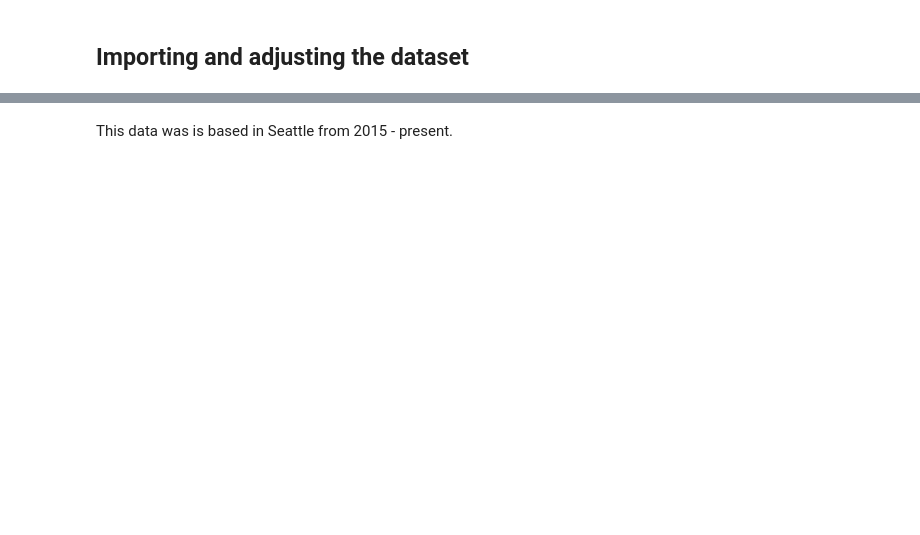
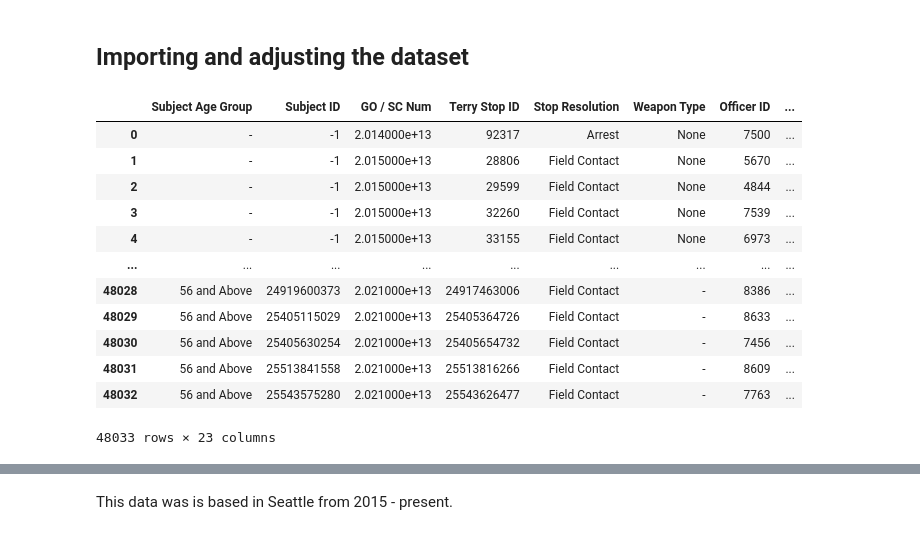
Before and after one commit to letruong711/Terry_Stop_Frisk, a Jupyter notebook: Terry_Ohio_Data_Exploration.ipynb, the cells around one changed output, grey strips where cells are left out. Cells and saved outputs as stored; diff of their text form; code cells hidden in the pictures; blank space fills up the shorter version.

```diff
--- a/Terry_Ohio_Data_Exploration.ipynb
+++ b/Terry_Ohio_Data_Exploration.ipynb
@@ -9,7 +9,22 @@ import seaborn as sns
 import matplotlib.dates as mdates
 # %%
 #use df as basis to start all exploration
-df = pd.read_csv(r"C:\Users\letru\Documents\Flatiron\Phase-3-Project\dsc-phase-3-project/Terry_stops.csv")
+df = pd.read_csv(r"C:\Users\Le\Documents\Flatiron\Phase-3-project/Terry-Ohio-Stops.csv")
+df
+# %% [output]
+|  | Subject Age Group | Subject ID | GO / SC Num | Terry Stop ID | Stop Resolution | Weapon Type | Officer ID | ... |
+| 0 | - | -1 | 2.014000e+13 | 92317 | Arrest | None | 7500 | ... |
+| 1 | - | -1 | 2.015000e+13 | 28806 | Field Contact | None | 5670 | ... |
+| 2 | - | -1 | 2.015000e+13 | 29599 | Field Contact | None | 4844 | ... |
+| 3 | - | -1 | 2.015000e+13 | 32260 | Field Contact | None | 7539 | ... |
+| 4 | - | -1 | 2.015000e+13 | 33155 | Field Contact | None | 6973 | ... |
+| ... | ... | ... | ... | ... | ... | ... | ... | ... |
+| 48028 | 56 and Above | 24919600373 | 2.021000e+13 | 24917463006 | Field Contact | - | 8386 | ... |
+| 48029 | 56 and Above | 25405115029 | 2.021000e+13 | 25405364726 | Field Contact | - | 8633 | ... |
+| 48030 | 56 and Above | 25405630254 | 2.021000e+13 | 25405654732 | Field Contact | - | 7456 | ... |
+| 48031 | 56 and Above | 25513841558 | 2.021000e+13 | 25513816266 | Field Contact | - | 8609 | ... |
+| 48032 | 56 and Above | 25543575280 | 2.021000e+13 | 25543626477 | Field Contact | - | 7763 | ... |
+48033 rows × 23 columns
 # %%
 new_df = df.copy()
 new_df
```
Also changed, not shown: parts of 15 cells of this notebook.
